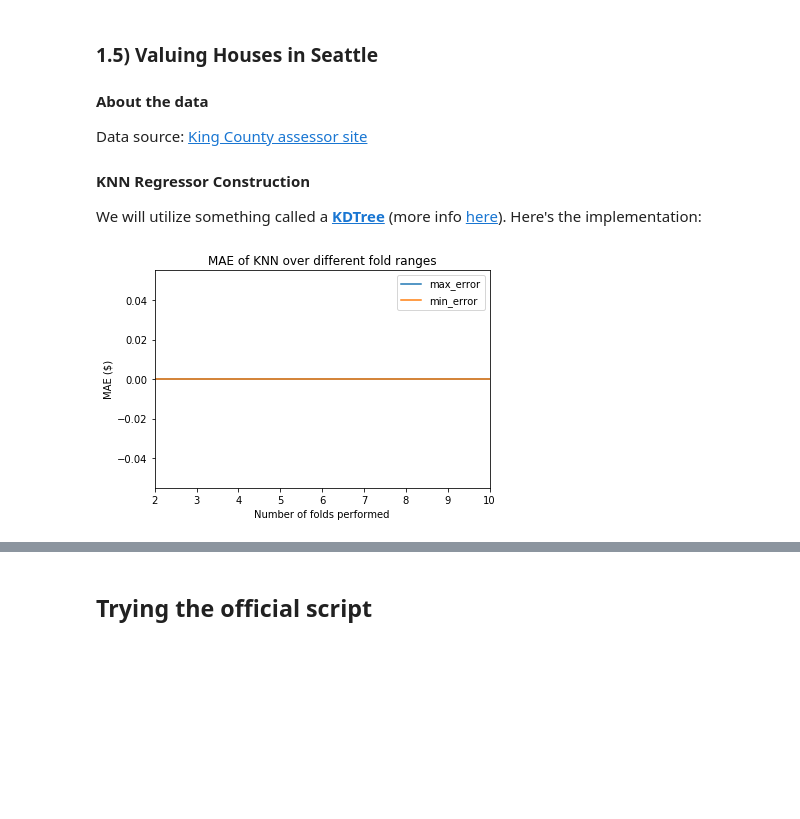
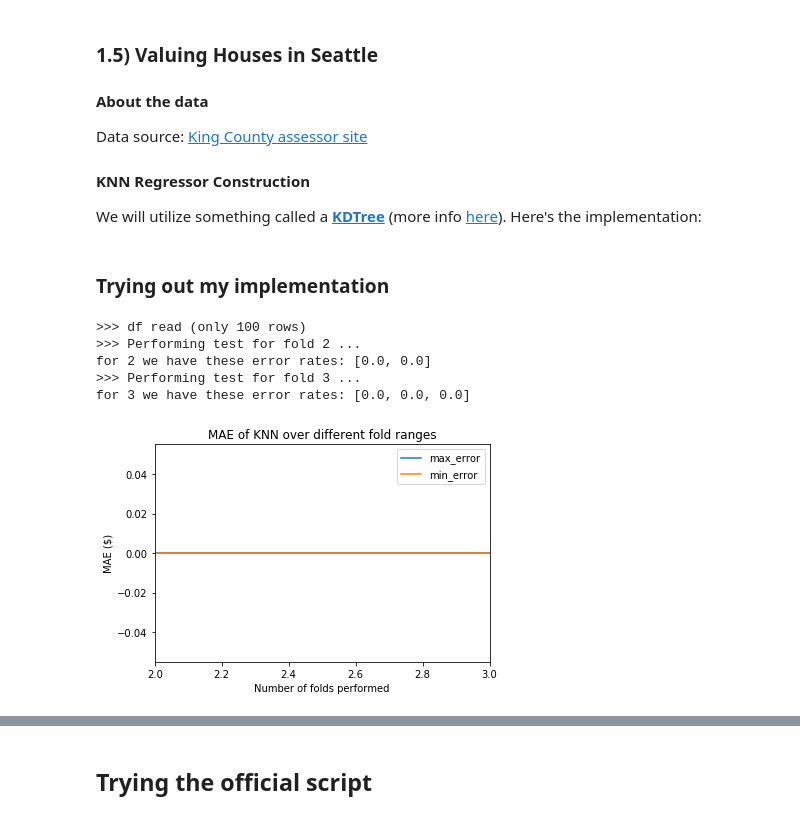
Before and after one commit to carlosjuribe/examples-in-python, a Jupyter notebook: k-nearest-neighbors/Ch3_K-NearestNeighbours.ipynb, the cells around one changed output, grey strips where cells are left out. Drawn from its saved outputs; the diff is of its cells as text; code cells hidden in the pictures; blank space fills up the shorter version.

```diff
--- a/k-nearest-neighbors/Ch3_K-NearestNeighbours.ipynb
+++ b/k-nearest-neighbors/Ch3_K-NearestNeighbours.ipynb
@@ -98,2 +99,5 @@ import sys
 from typing import List, Dict, Tuple, Set
+# %%
+logger = logging.getLogger("KNN_Regressor")
+logger.setLevel(logging.ERROR)
 # %%
@@ -210,4 +222,17 @@ house_prices_regressor = KNNRegressor(csv_file='./data/king_county_data_geocoded
-# %%
-house_prices_regressor.plot_error_rates_for_k_folds(11)
-# %% [output]
-[figure, removed]
+# %% [markdown]
+### Trying out my implementation
+# %%
+sys.setrecursionlimit(1000)
+
+house_prices_regressor = KNNRegressor(csv_file='./king_county_data_geocoded.csv', nrows=100)
+
+house_prices_regressor.plot_error_rates_for_k_folds(4)
+
+tada()
+# %% [output]
+>>> df read (only 100 rows)
+>>> Performing test for fold 2 ...
+for 2 we have these error rates: [0.0, 0.0]
+>>> Performing test for fold 3 ...
+for 3 we have these error rates: [0.0, 0.0, 0.0]
+[figure, added]
```
Also changed, not shown: parts of 12 cells of this notebook, 5 other files.
